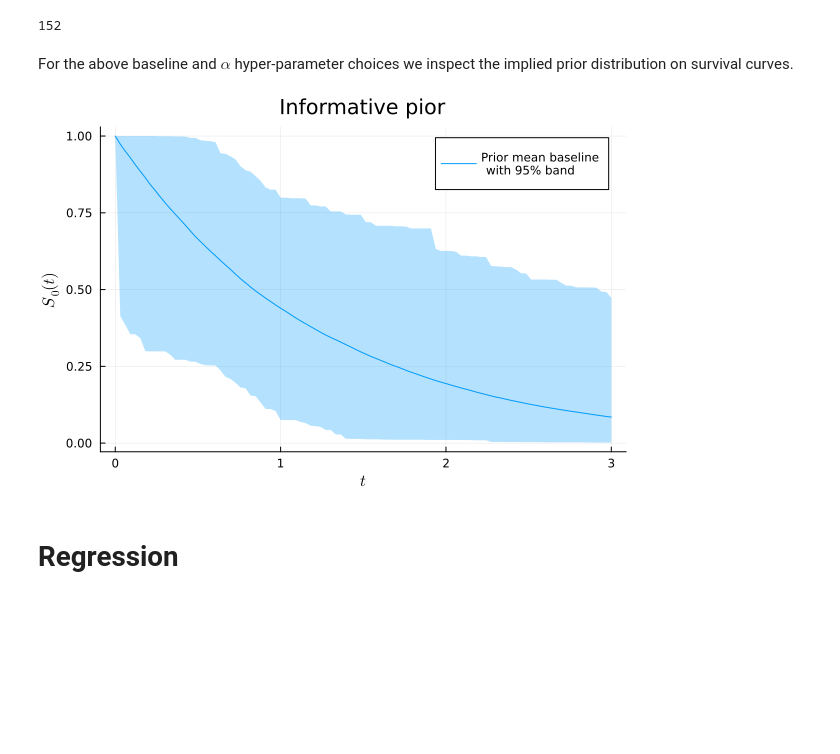
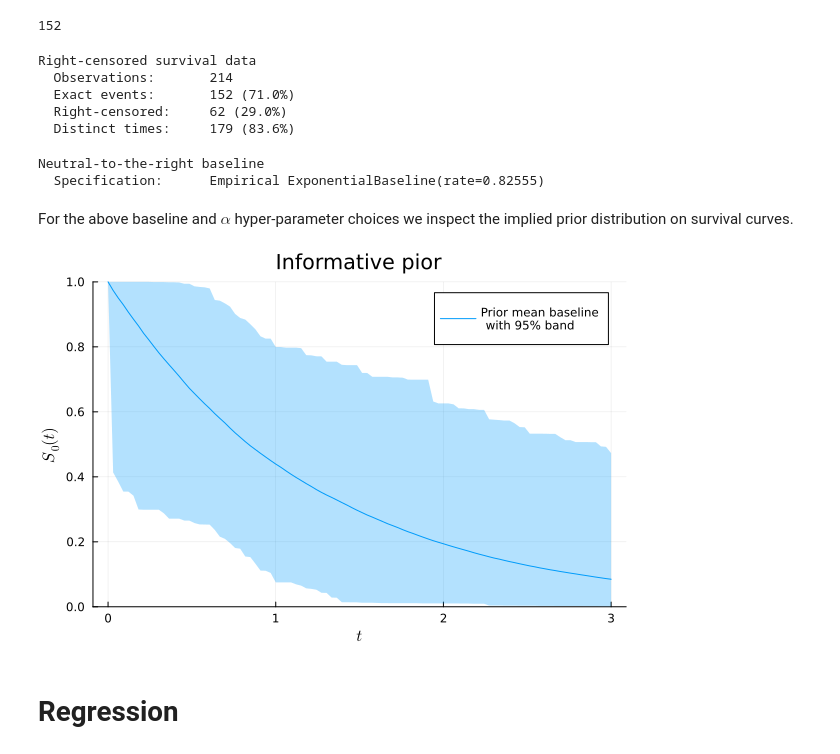
Before and after one commit to alan7riva/NTRsurv.jl, a Jupyter notebook: examples/Cox_NTR_UQ.ipynb, the cells around one changed output. Cells and saved outputs as stored; diff of their text form; code cells hidden in the pictures; blank space fills up the shorter version.

```diff
--- a/examples/Cox_NTR_UQ.ipynb
+++ b/examples/Cox_NTR_UQ.ipynb
@@ -58,11 +58,23 @@ sum(δ)
 152
 # %%
 # Create time array.
-T = lung[!,:time];
+lung_T = lung[!,:time];
+# %%
+# Create NTRsurv structures
+lung_data = SurvivalData(lung_T,lung_δ)
+# %% [output]
+Right-censored survival data
+  Observations:       214
+  Exact events:       152 (71.0%)
+  Right-censored:     62 (29.0%)
+  Distinct times:     179 (83.6%)
+# %%
+# Empirical baseline
+baseline = EmpiricalBayesBaseline(lung_data)
+# %% [output]
+Neutral-to-the-right baseline
+  Specification:      Empirical ExponentialBaseline(rate=0.82555)
 # %%
-# Create NTRsurv structures
-data = SurvivalData(T,δ)
-baseline = EmpiricalBayesBaseline(data)
 # Set variance modulation hyper-parameter
 α = 1.0;
 # %% [markdown]
@@ -70,12 +82,12 @@ For the above baseline and $\alpha$ hyper-parameter choices we inspect the impli
 # %%
 # Prior inspection
 # Plotting time grid
 t =  collect(LinRange(0.0,3.0,100))
 # Plot
-prior_band_d, prior_band_m, prior_band_u = prior_credible_band(0.05,3000,t,5.0,baseline)
-prior_plot = plot(t, prior_band_m,  ribbon = (prior_band_m .- prior_band_d, prior_band_u .- prior_band_m), fillalpha=0.3, xlabel="\$t\$", ylabel="\$S_0(t)\$", label="Prior mean baseline \n with 95% band",  title="Informative pior", size=(600,400))
+prior_band = prior_credible_band(0.05,3000,t,5.0,baseline)
+prior_plot = plot( prior_band, fillalpha=0.3, xlabel="\$t\$", ylabel="\$S_0(t)\$", label="Prior mean baseline \n with 95% band",  title="Informative pior", size=(600,400))
 # %% [output]
-[figure, old version]
+[figure, new version]
 # %% [markdown]
 # Regression
 # %%
```
Also changed, not shown: parts of 40 cells of this notebook, 12 other files.
